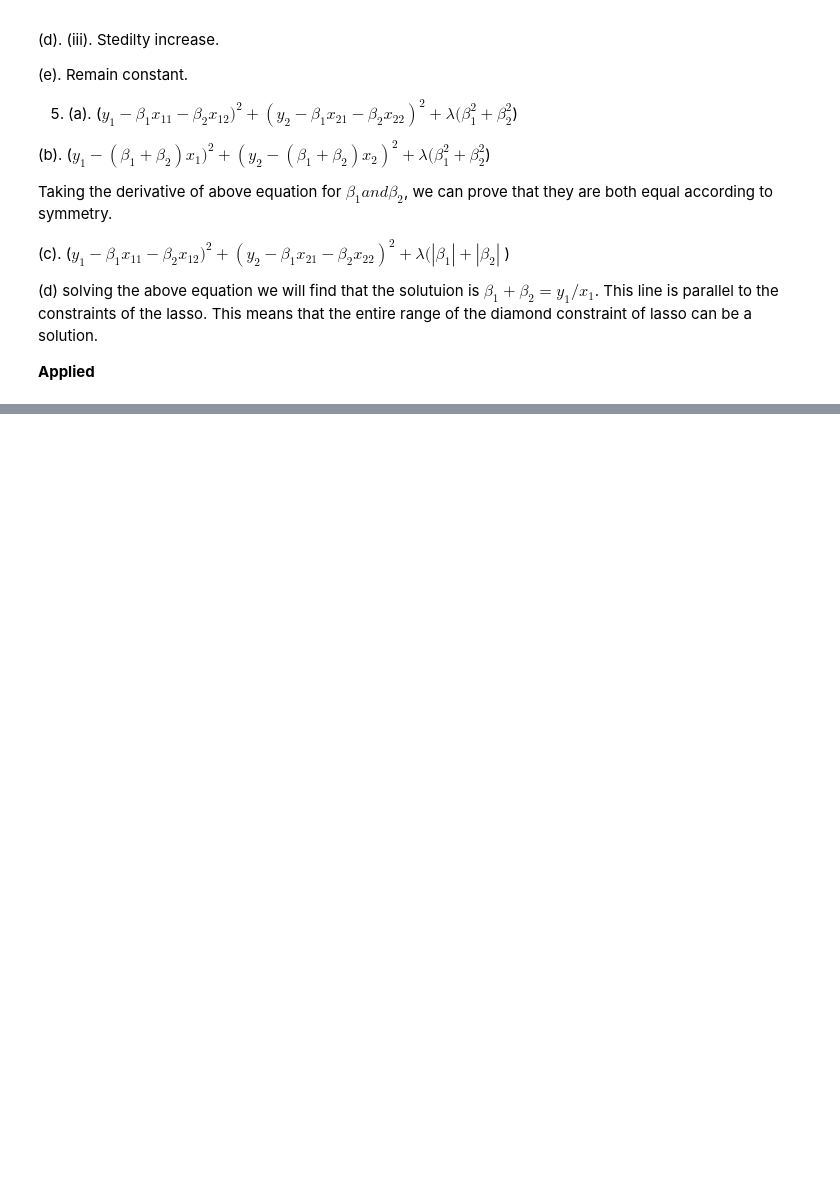
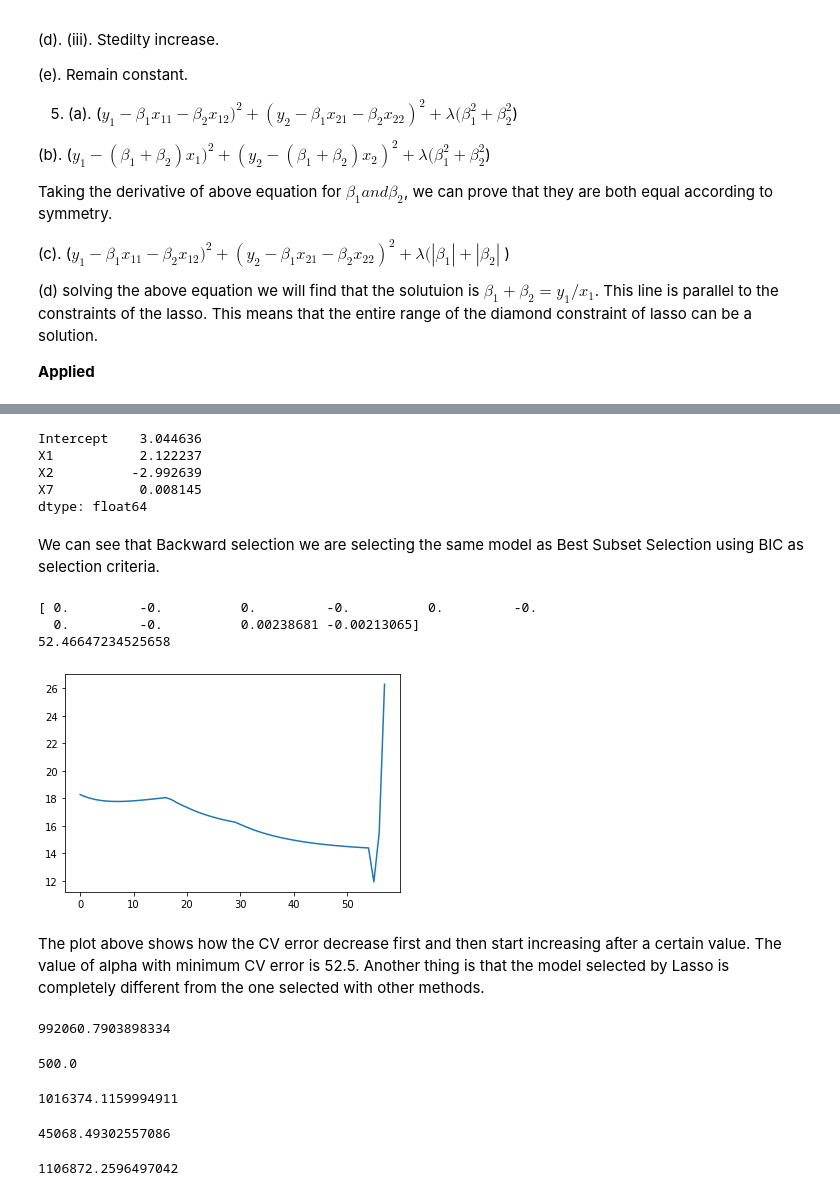
Before and after one commit to atystats/ISLR_Notes_codes, a Jupyter notebook: Chapter 6.ipynb, the cells around one changed output, grey strips where cells are left out. Cells and saved outputs as stored; diff of their text form; code cells hidden in the pictures; blank space fills up the shorter version.

```diff
--- a/Chapter 6.ipynb
+++ b/Chapter 6.ipynb
@@ -1245,0 +1475,31 @@ __Applied__
+# %%
+BS_model.params
+# %% [output]
+Intercept    3.044636
+X1           2.122237
+X2          -2.992639
+X7           0.008145
+dtype: float64
+# %% [markdown]
+We can see that Backward selection we are selecting the same model as Best Subset Selection using BIC as selection criteria.
+# %%
+# 8.(e).
+X = np.array(poly_X.drop('Y',axis = 1))
+y = np.array(poly_X['Y'])
+cv_Lasso = LassoCV(cv=5, random_state=0).fit(X , y)
+# %%
+print(cv_Lasso.coef_)
+print(cv_Lasso.alpha_)
+# %% [output]
+[ 0.         -0.          0.         -0.          0.         -0.
+  0.         -0.          0.00238681 -0.00213065]
+52.46647234525658
+# %%
+# Cross validation error plot
+plt.plot(np.mean(cv_Lasso.mse_path_,axis = 1)[:58]) # Plotting the first 58 values of alpha
+plt.show()
+# %% [output]
+[figure, added]
+# %% [markdown]
+The plot above shows how the CV error decrease first and then start increasing after a certain value. The value of alpha with minimum CV error is 52.5.
+Another thing is that the model selected by Lasso is completely different from the one selected with other methods.
@@ -1245,0 +1517,30 @@ __Applied__
+# %%
+# 9.(b).
+lm = LinearRegression()
+lm.fit(X_train,y_train)
+np.mean((lm.predict(X_test) - y_test)**2) # Test Error
+# %% [output]
+992060.7903898334
+# %%
+# 9.(c).
+# Ridge Regression
+lambda_range = np.linspace(1,500,500)
+
+cv_ridge = RidgeCV(alphas = lambda_range, store_cv_values = True).fit(X_train,y_train)
+cv_ridge.alpha_
+# %% [output]
+500.0
+# %%
+np.mean((cv_ridge.predict(X_test) - y_test)**2) # Test Error
+# %% [output]
+1016374.1159994911
+# %%
+# 9.(d).
+cv_Lasso = LassoCV(cv=5, random_state=0).fit(X_train , y_train)
+cv_Lasso.alpha_
+# %% [output]
+45068.49302557086
+# %%
+np.mean((cv_Lasso.predict(X_test) - y_test)**2) # Test Error
+# %% [output]
+1106872.2596497042
```
Also changed, not shown: parts of 17 cells of this notebook.
